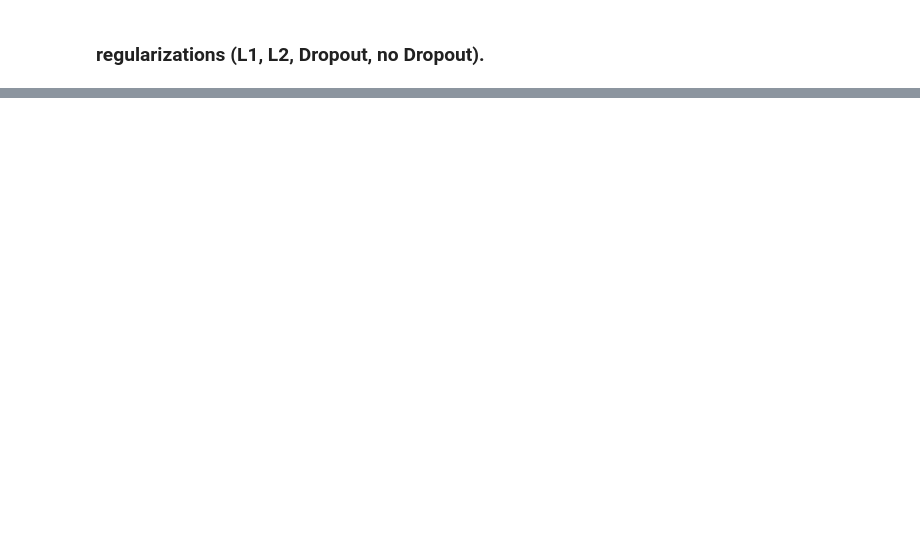
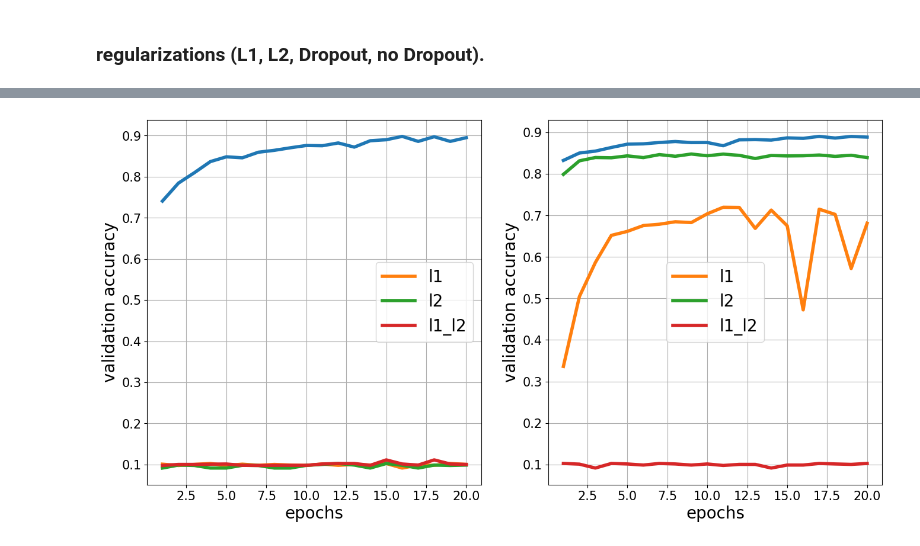
Before and after one commit to n0rdp0l/DeepLearning, a Jupyter notebook: Assignment_2/Question_1_Final.ipynb, the cells around one changed output, grey strips where cells are left out. Saved outputs shown, nothing was run; the diff lists cells and outputs as text; code cells hidden in the pictures; blank space fills up the shorter version.

```diff
--- a/Assignment_2/Question_1_Final.ipynb
+++ b/Assignment_2/Question_1_Final.ipynb
@@ -232,7 +320,7 @@ for i in range(len(parameter)):
 # %% [markdown]
 ### regularizations (L1, L2, Dropout, no Dropout).
 # %%
-parameter =['none','l1','l2','l1_l2']
+parameter =[None,'l1','l2','l1_l2']
 models_mlp ={}
 models_cnn ={}
 histories_mlp ={}
@@ -267,25 +355,20 @@ for i in range(len(parameter)):
                         input_shape=[28,28,1]),
     keras.layers.MaxPooling2D(2),
     keras.layers.Conv2D(128, 3, activation='relu', padding='same',kernel_regularizer =parameter[i],
-        bias_regularizer=parameter[i],
-        activity_regularizer=parameter[i]),
+    ),
     keras.layers.MaxPooling2D(2),
     keras.layers.Conv2D(256, 3, activation='relu', padding='same',kernel_regularizer =parameter[i],
-        bias_regularizer=parameter[i],
-        activity_regularizer=parameter[i]),
+    ),
     keras.layers.MaxPooling2D(2),
     keras.layers.Flatten(),
     keras.layers.Dense(128, activation='relu',kernel_regularizer =parameter[i],
-        bias_regularizer=parameter[i],
-        activity_regularizer=parameter[i]),
+    ),
     keras.layers.Dropout(0.5),
     keras.layers.Dense(64, activation='relu',kernel_regularizer =parameter[i],
-        bias_regularizer=parameter[i],
-        activity_regularizer=parameter[i]),
+    ),
     keras.layers.Dropout(0.5),
     keras.layers.Dense(10, activation='softmax',kernel_regularizer =parameter[i],
-        bias_regularizer=parameter[i],
-        activity_regularizer=parameter[i])
+    )
     ])
 
     models_cnn["model_cnn_" + str(i)].compile(loss='sparse_categorical_crossentropy',
@@ -297 +398,26 @@ for i in range(len(parameter)):
+# %%
+epoch = 20
+fig_3, ax_3 = plt.subplots(nrows=1, ncols=2, figsize=(16,8))
+epochs = np.arange(1,epoch+1,1)
+ax_3[0].set_xlabel('epochs', fontsize=20)
+ax_3[0].set_ylabel('validation accuracy', fontsize=20)
+ax_3[1].set_xlabel('epochs', fontsize=20)
+ax_3[1].set_ylabel('validation accuracy', fontsize=20)
+ax_3[0].tick_params(labelsize=15)
+ax_3[1].tick_params(labelsize=15)
+for i in range(len(parameter)):
+    index = i
+    val_accuracy_cnn = histories_cnn["history_cnn_"+str(index)].history['val_accuracy']
+    val_accuracy_mlp = histories_mlp["history_mlp_"+str(index)].history['val_accuracy']
+    ax_3[0].plot(epochs, val_accuracy_cnn, label=parameter[i], linewidth=4)
+    ax_3[1].plot(epochs, val_accuracy_mlp, label=parameter[i], linewidth=4)
+    ax_3[0].set_title("Regulizers - CNN")
+    ax_3[1].set_title("Regulizers - MLP")
+ax_3[0].legend(fontsize=20)
+ax_3[1].legend(fontsize=20)
+ax_3[0].grid()
+ax_3[1].grid()
+#plt.savefig('hw2_task1')
+# %% [output]
+[figure, added]
 # %%
```
Also changed, not shown: parts of 11 cells of this notebook, 1 other file.
